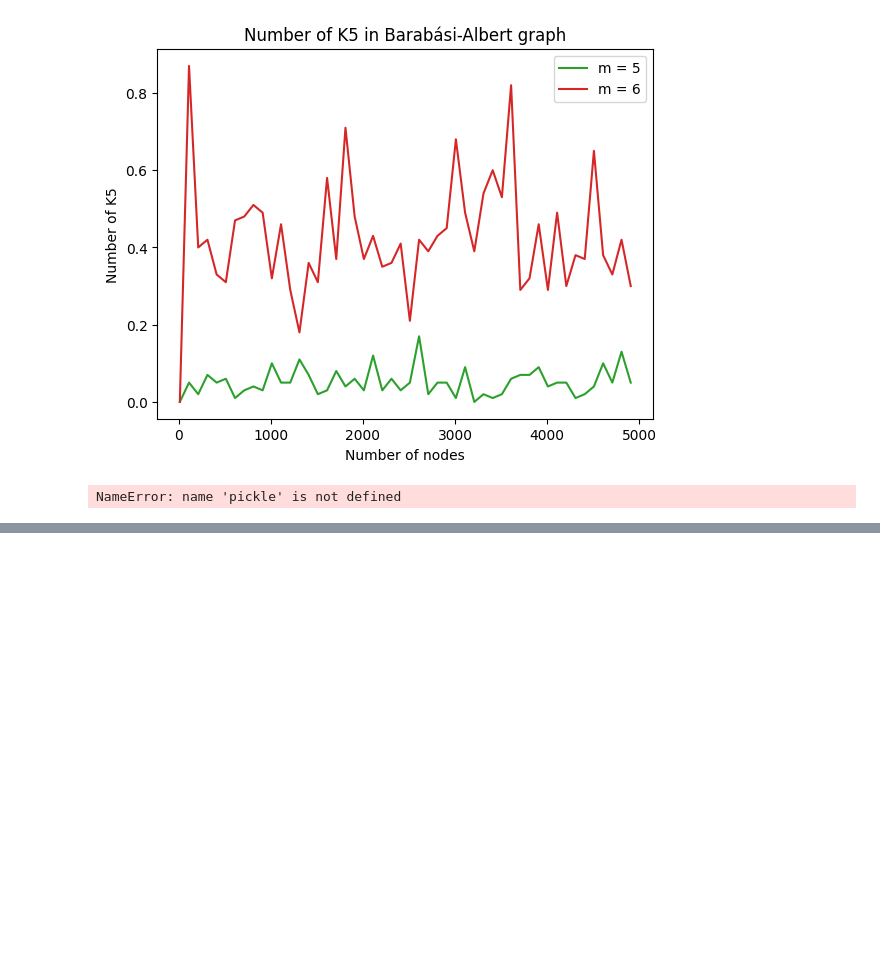
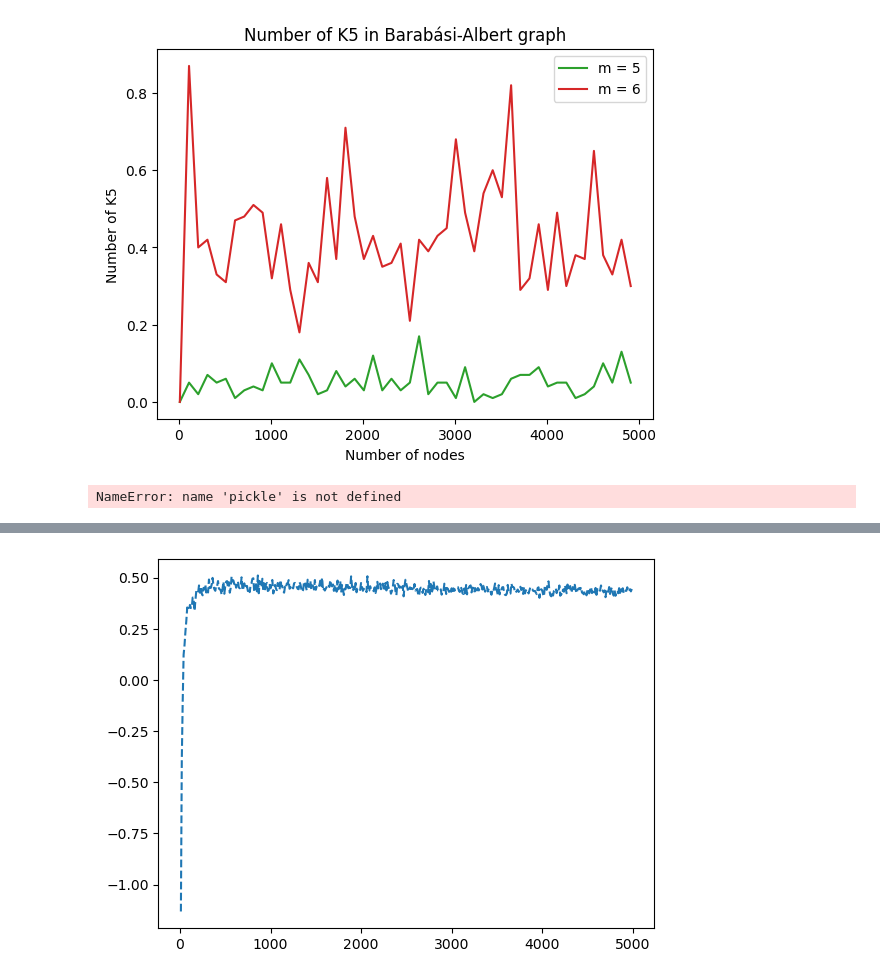
Before and after one commit to karoljanic/preferential-colouring-of-random-graphs, a Jupyter notebook: preferential-colouring-of-random-graphs.ipynb, the cells around one changed output, grey strips where cells are left out. Cells and saved outputs as stored; diff of their text form; code cells hidden in the pictures; blank space fills up the shorter version.

```diff
--- a/preferential-colouring-of-random-graphs.ipynb
+++ b/preferential-colouring-of-random-graphs.ipynb
@@ -793,0 +830,8 @@ NameError: name 'pickle' is not defined
+# %%
+(xs, ys) = pickle.load(open(f'kp_data_m_{5}_xyz.pkl', 'rb'))
+es = [(y-6) / math.log(x) / math.log(x) for (x, y) in zip(xs, ys)]
+# plt.plot(xs, ys, linestyle='-')
+plt.plot(xs, es, linestyle='--')
+plt.show()
+# %% [output]
+[figure, added]
```
Also changed, not shown: parts of 5 cells of this notebook.
